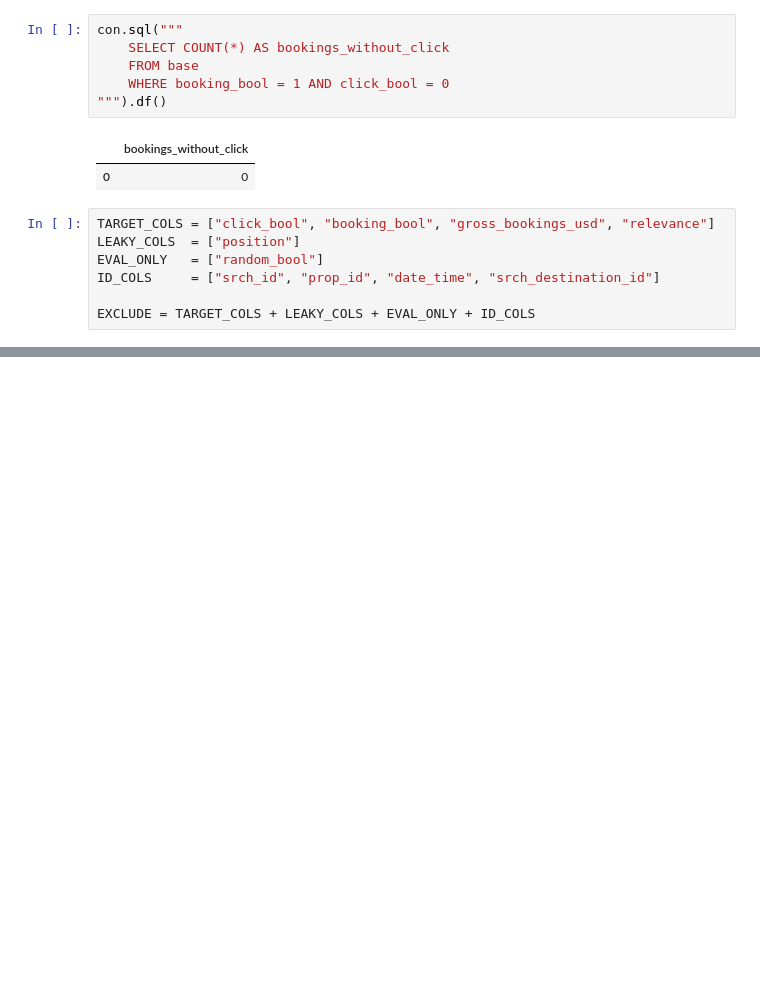
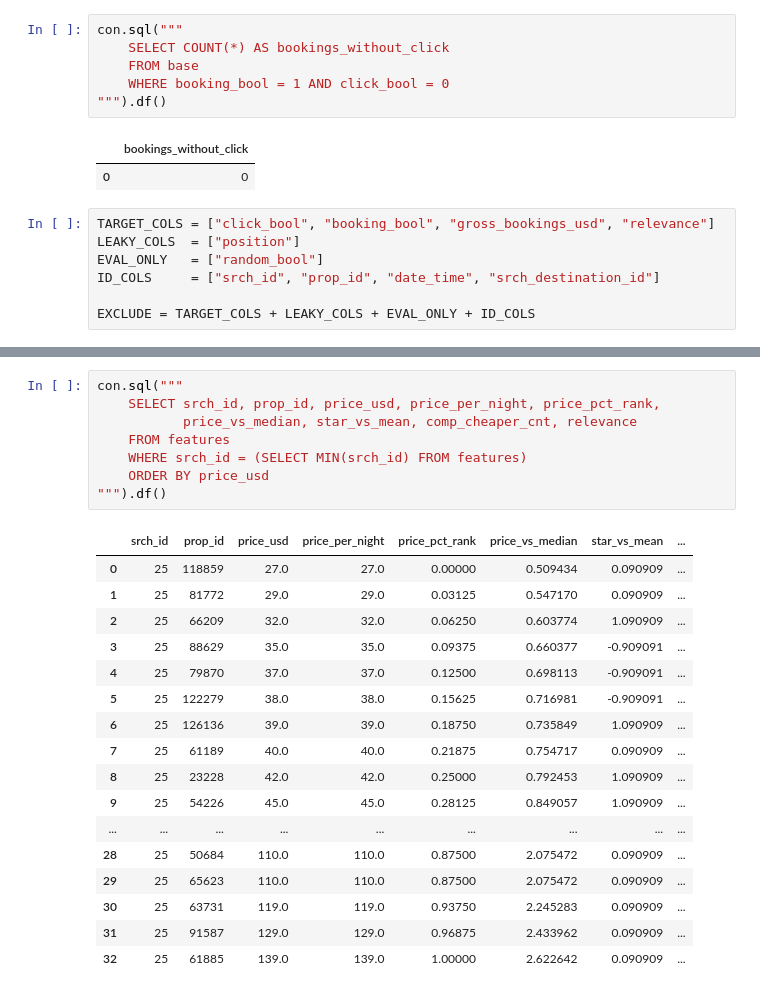
Before and after one commit to MuhammadAhmedMasood/expedia-ranking, a Jupyter notebook: 02_eda.ipynb, the cells around one changed output, grey strips where cells are left out. Cells and saved outputs as stored; diff of their text form; blank space fills up the shorter version.

```diff
--- a/02_eda.ipynb
+++ b/02_eda.ipynb
@@ -144,0 +216,26 @@ EXCLUDE = TARGET_COLS + LEAKY_COLS + EVAL_ONLY + ID_COLS
+# %%
+con.sql("""
+    SELECT srch_id, prop_id, price_usd, price_per_night, price_pct_rank,
+           price_vs_median, star_vs_mean, comp_cheaper_cnt, relevance
+    FROM features
+    WHERE srch_id = (SELECT MIN(srch_id) FROM features)
+    ORDER BY price_usd
+""").df()
+# %% [output]
+|  | srch_id | prop_id | price_usd | price_per_night | price_pct_rank | price_vs_median | star_vs_mean | ... |
+| 0 | 25 | 118859 | 27.0 | 27.0 | 0.00000 | 0.509434 | 0.090909 | ... |
+| 1 | 25 | 81772 | 29.0 | 29.0 | 0.03125 | 0.547170 | 0.090909 | ... |
+| 2 | 25 | 66209 | 32.0 | 32.0 | 0.06250 | 0.603774 | 1.090909 | ... |
+| 3 | 25 | 88629 | 35.0 | 35.0 | 0.09375 | 0.660377 | -0.909091 | ... |
+| 4 | 25 | 79870 | 37.0 | 37.0 | 0.12500 | 0.698113 | -0.909091 | ... |
+| 5 | 25 | 122279 | 38.0 | 38.0 | 0.15625 | 0.716981 | -0.909091 | ... |
+| 6 | 25 | 126136 | 39.0 | 39.0 | 0.18750 | 0.735849 | 1.090909 | ... |
+| 7 | 25 | 61189 | 40.0 | 40.0 | 0.21875 | 0.754717 | 0.090909 | ... |
+| 8 | 25 | 23228 | 42.0 | 42.0 | 0.25000 | 0.792453 | 1.090909 | ... |
+| 9 | 25 | 54226 | 45.0 | 45.0 | 0.28125 | 0.849057 | 1.090909 | ... |
+| ... | ... | ... | ... | ... | ... | ... | ... | ... |
+| 28 | 25 | 50684 | 110.0 | 110.0 | 0.87500 | 2.075472 | 0.090909 | ... |
+| 29 | 25 | 65623 | 110.0 | 110.0 | 0.87500 | 2.075472 | 0.090909 | ... |
+| 30 | 25 | 63731 | 119.0 | 119.0 | 0.93750 | 2.245283 | 0.090909 | ... |
+| 31 | 25 | 91587 | 129.0 | 129.0 | 0.96875 | 2.433962 | 0.090909 | ... |
+| 32 | 25 | 61885 | 139.0 | 139.0 | 1.00000 | 2.622642 | 0.090909 | ... |
```
Also changed, not shown: parts of 13 cells of this notebook, 3 other files.
